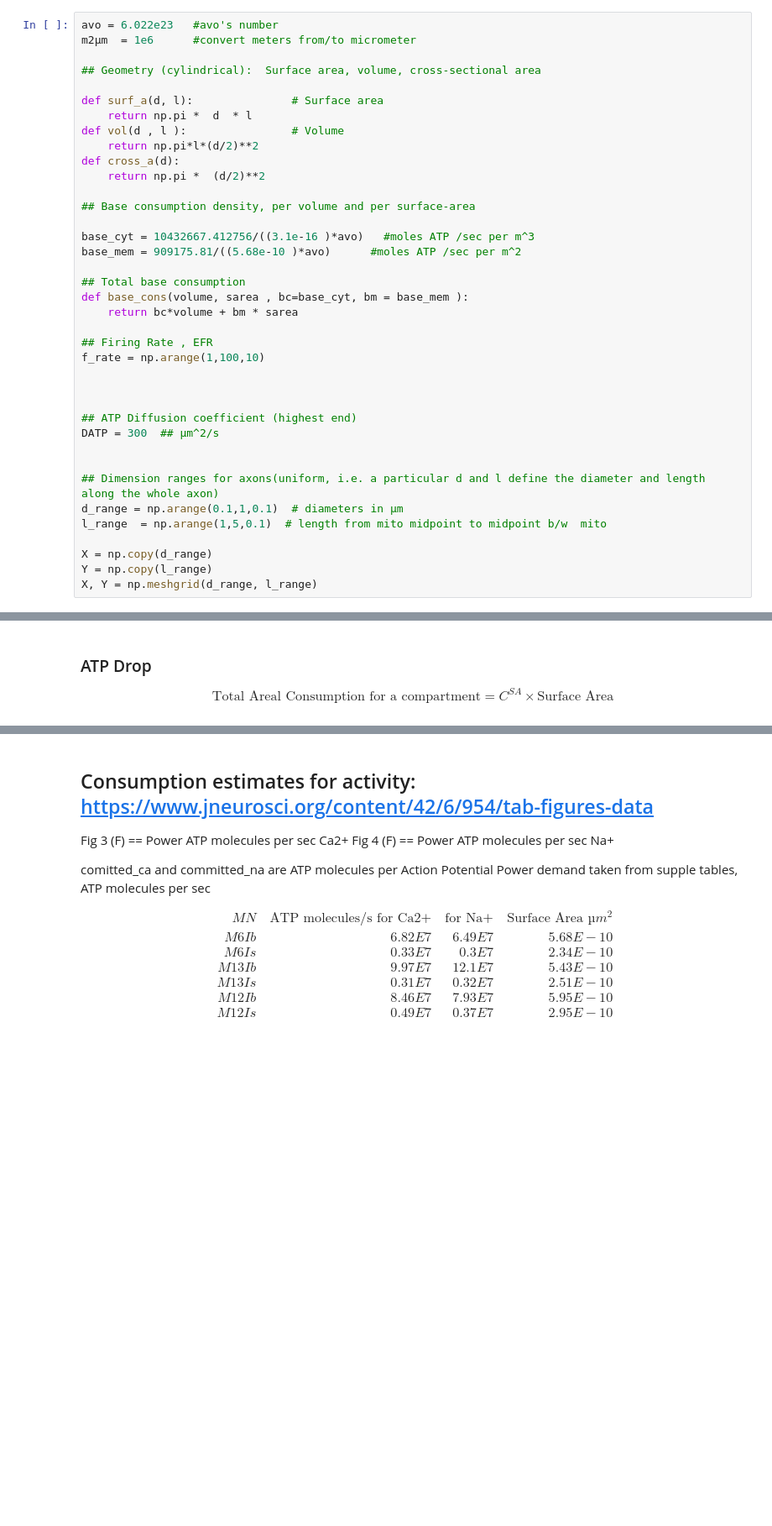
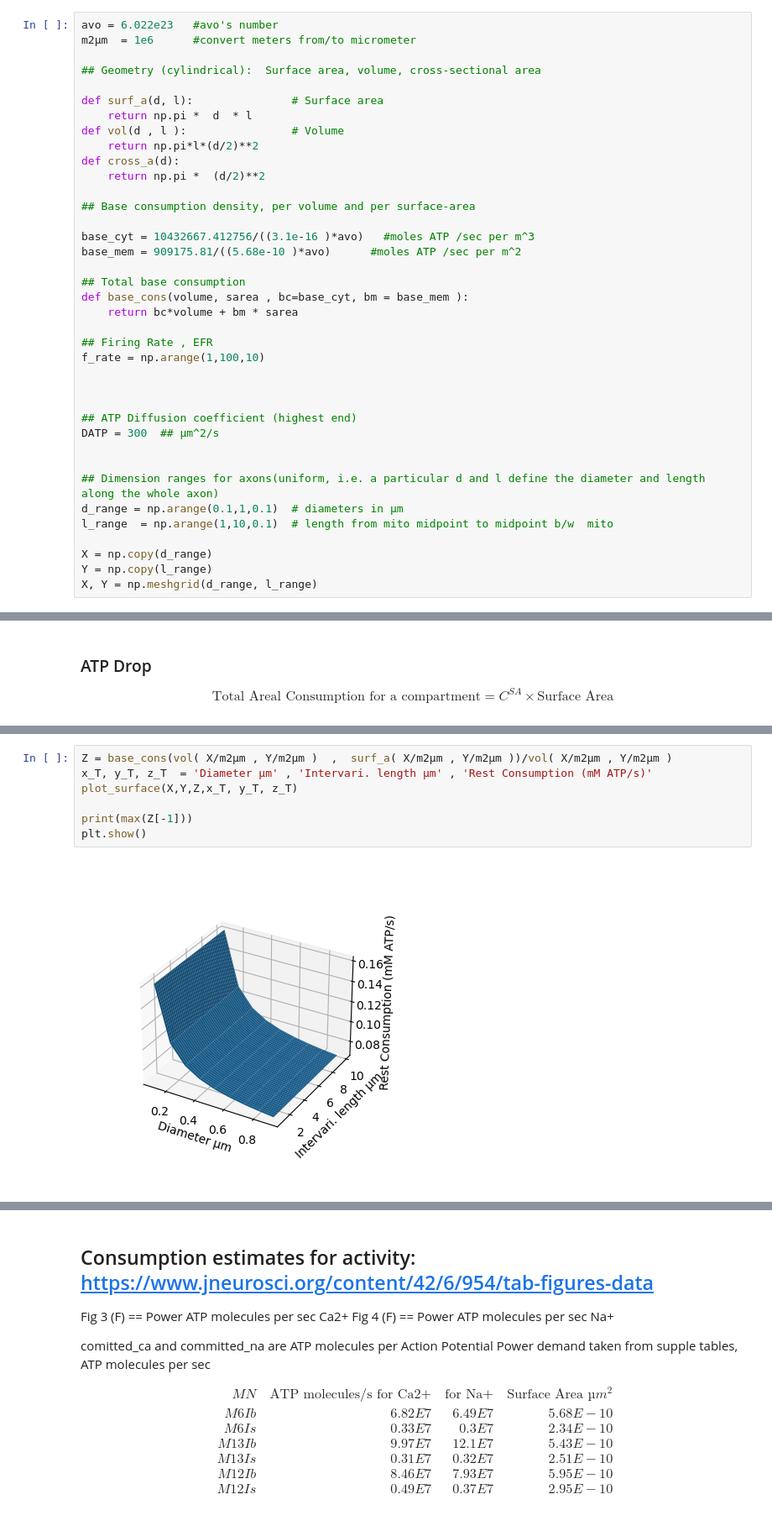
Before and after one commit to ssemper/computation_practice, a Jupyter notebook: consumption_theory.ipynb, the cells around one changed output, grey strips where cells are left out. Shown: that part at 84% size. Cells and saved outputs as stored; diff of their text form; blank space fills up the shorter version.

```diff
--- a/consumption_theory.ipynb
+++ b/consumption_theory.ipynb
@@ -38,7 +38,7 @@ DATP = 300  ## µm^2/s
 
 ## Dimension ranges for axons(uniform, i.e. a particular d and l define the diameter and length along the whole axon)
 d_range = np.arange(0.1,1,0.1)  # diameters in µm
-l_range  = np.arange(1,5,0.1)  # length from mito midpoint to midpoint b/w  mito
+l_range  = np.arange(1,10,0.1)  # length from mito midpoint to midpoint b/w  mito
 
 X = np.copy(d_range)
 Y = np.copy(l_range)
@@ -99,0 +101,9 @@ plt.show()
+# %%
+Z = base_cons(vol( X/m2µm , Y/m2µm )  ,  surf_a( X/m2µm , Y/m2µm ))/vol( X/m2µm , Y/m2µm )
+x_T, y_T, z_T  = 'Diameter µm' , 'Intervari. length µm' , 'Rest Consumption (mM ATP/s)'
+plot_surface(X,Y,Z,x_T, y_T, z_T)
+
+print(max(Z[-1]))
+plt.show()
+# %% [output]
+[figure, added]
```
Also changed, not shown: parts of 32 cells of this notebook.
